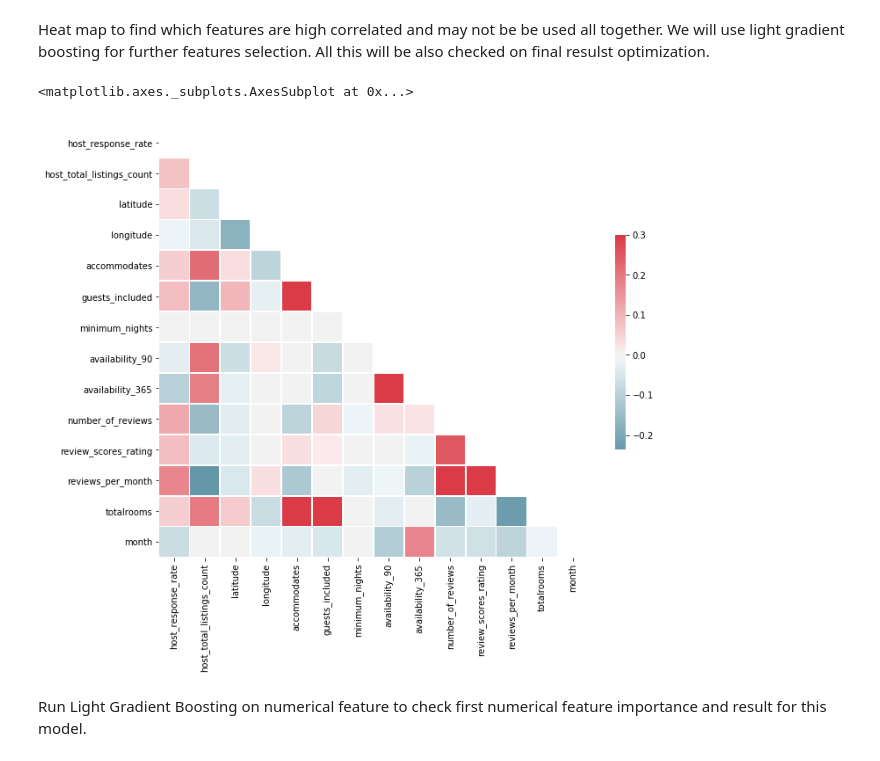
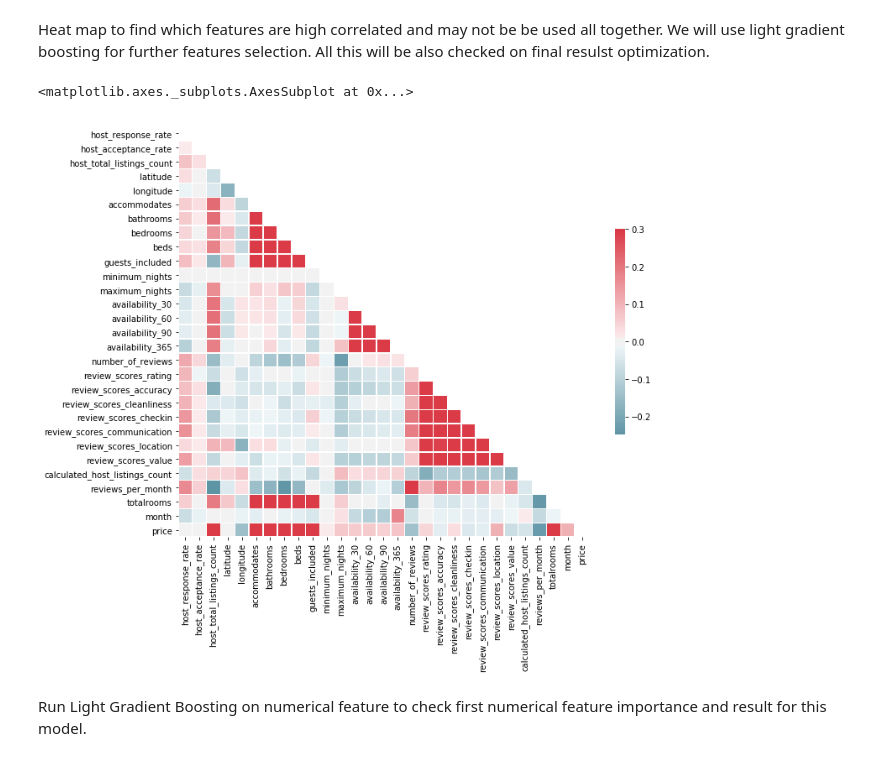
Before and after one commit to kuzn137/airbnb-data-modeling, a Jupyter notebook: airbnb.ipynb, the cells around one changed output. Cells and saved outputs as stored; diff of their text form; code cells hidden in the pictures.

```diff
--- a/airbnb.ipynb
+++ b/airbnb.ipynb
@@ -230,11 +231,6 @@ df['host_since'] = df['host_since'].apply(lambda x:  str(x)[-4:])
 col_reviews=['number_of_reviews','review_scores_checkin', 'review_scores_communication', 'reviews_per_month','review_scores_value', 'review_scores_rating',  'review_scores_accuracy', 'review_scores_cleanliness', 'review_scores_location']
 #col_num = ['calculated_host_listings_count','accommodates', 'host_total_listings_count', 'totalrooms', 'beds', 'host_response_rate', 'host_acceptance_rate']
 # Mean function
-fill_mean = lambda col: col.fillna(int(col.mean()))
-# Fill the mean
-df[col_num] = df[col_num].apply(fill_mean, axis=0)
-for i in col_reviews:
-    df[i]=df[i].fillna(0.0)
 # %% [markdown]
 Numerical features
 # %%
@@ -242,6 +238,11 @@ Numerical features
 colf=df.select_dtypes(['float', 'int', 'int64']).columns
 colf =[i for i in colf if i not in ['id','scrape_id']]
 print(colf)
+fill_mean = lambda col: col.fillna(int(col.mean()))
+# Fill the mean
+df[colf] = df[colf].apply(fill_mean, axis=0)
+for i in col_reviews:
+    df[i]=df[i].fillna(0.0)
 # %% [output]
 ['host_id', 'host_response_rate', 'host_acceptance_rate', 'host_listings_count', 'host_total_listings_count', 'latitude', 'longitude', 'accommodates', 'bathrooms', 'bedrooms', 'beds', 'price', 'guests ...
 # %%
@@ -286,23 +279,23 @@ col =[i for i in col if i not in ['id', 'scrape_id', 'host_listings_count']]
  Heat map to find which features are high correlated and may not be be used all together. We will use light gradient boosting for further features selection. All this will be also checked on final resulst optimization.
 # %%
 #first to exclude
-col = [i for i in col if i not in exc]
+#col = [i for i in col if i not in exc]
 corr = df_train[col].corr()
 # Generate a mask for the upper triangle
 mask = np.zeros_like(corr, dtype=np.bool)
 mask[np.triu_indices_from(mask)] = True
 # Set up the matplotlib figure
 f, ax = plt.subplots(figsize=(11, 9))
 
 # Generate a custom diverging colormap
 cmap = sns.diverging_palette(220, 10, as_cmap=True)
 
 # Draw the heatmap with the mask and correct aspect ratio
 sns.heatmap(corr, mask=mask, cmap=cmap, vmax=.3, center=0,
             square=True, linewidths=.5, cbar_kws={"shrink": .5})
 # %% [output]
 <matplotlib.axes._subplots.AxesSubplot at 0x...>
-[figure, old version]
+[figure, new version]
 # %% [markdown]
 Run Light Gradient Boosting on numerical feature to check first numerical feature importance and result for this model.
 # %% [markdown]
```
Also changed, not shown: parts of 17 cells of this notebook.
